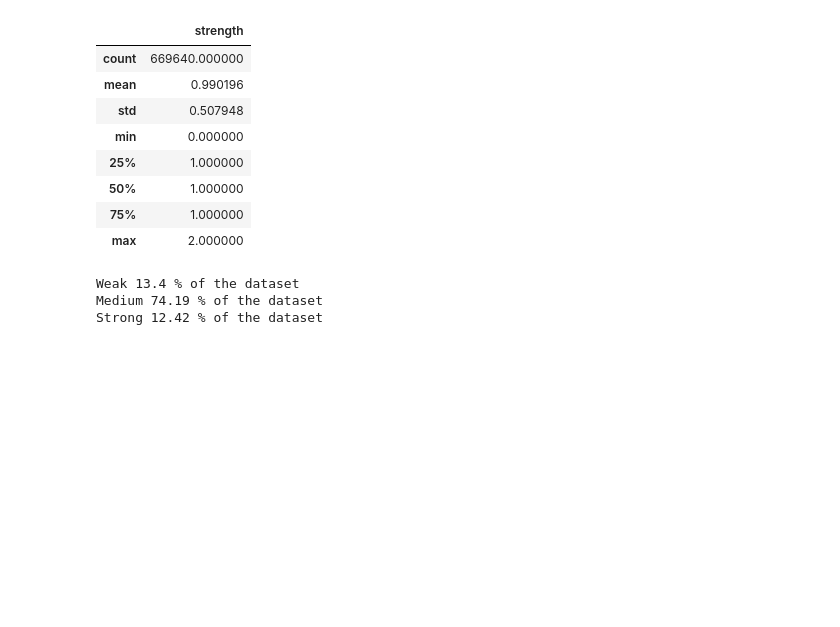
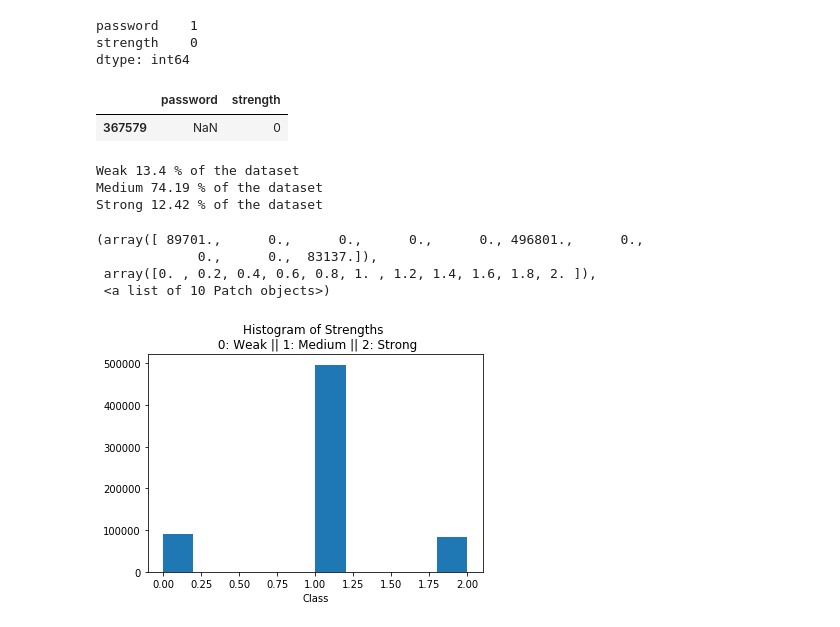
Before and after one commit to he16946/Data_Labs, a Jupyter notebook: Passwords.ipynb, the cells around one changed output. Cells and saved outputs as stored; diff of their text form; code cells hidden in the pictures; blank space fills up the shorter version.

```diff
--- a/Passwords.ipynb
+++ b/Passwords.ipynb
@@ -27,15 +34,20 @@ Index(['password', 'strength'], dtype='object')
-# %%
-df.describe()
-# %% [output]
-|  | strength |
-| count | 669640.000000 |
-| mean | 0.990196 |
-| std | 0.507948 |
-| min | 0.000000 |
-| 25% | 1.000000 |
-| 50% | 1.000000 |
-| 75% | 1.000000 |
-| max | 2.000000 |
+# %%
+df.columns
+
+#check for nans
+df.isna().sum()
+# %% [output]
+password    1
+strength    0
+dtype: int64
+# %%
+#find and remove nan value
+df[df.isnull().any(axis=1)]
+# %% [output]
+|  | password | strength |
+| 367579 | NaN | 0 |
+# %%
+df = df.dropna()
 # %%
 print('Weak', round(df['strength'].value_counts()[0]/len(df) * 100,2), '% of the dataset')
 print('Medium', round(df['strength'].value_counts()[1]/len(df) * 100,2), '% of the dataset')
@@ -44,3 +56,13 @@ print('Strong', round(df['strength'].value_counts()[2]/len(df) * 100,2), '% of t
 Weak 13.4 % of the dataset
 Medium 74.19 % of the dataset
 Strong 12.42 % of the dataset
+# %%
+plt.title('Histogram of Strengths \n 0: Weak || 1: Medium || 2: Strong')
+plt.xlabel('Class')
+plt.hist(df['strength'])
+# %% [output]
+(array([ 89701.,      0.,      0.,      0.,      0., 496801.,      0.,
+             0.,      0.,  83137.]),
+ array([0. , 0.2, 0.4, 0.6, 0.8, 1. , 1.2, 1.4, 1.6, 1.8, 2. ]),
+ <a list of 10 Patch objects>)
+[figure, added]
```
Also changed, not shown: parts of 9 cells of this notebook.
